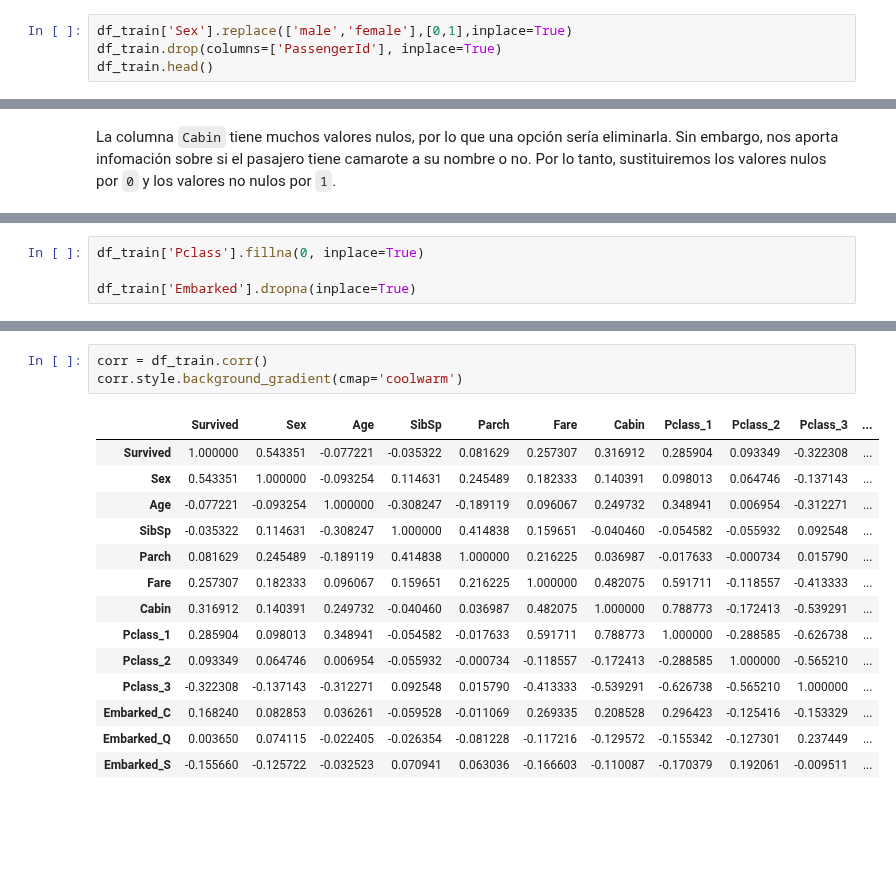
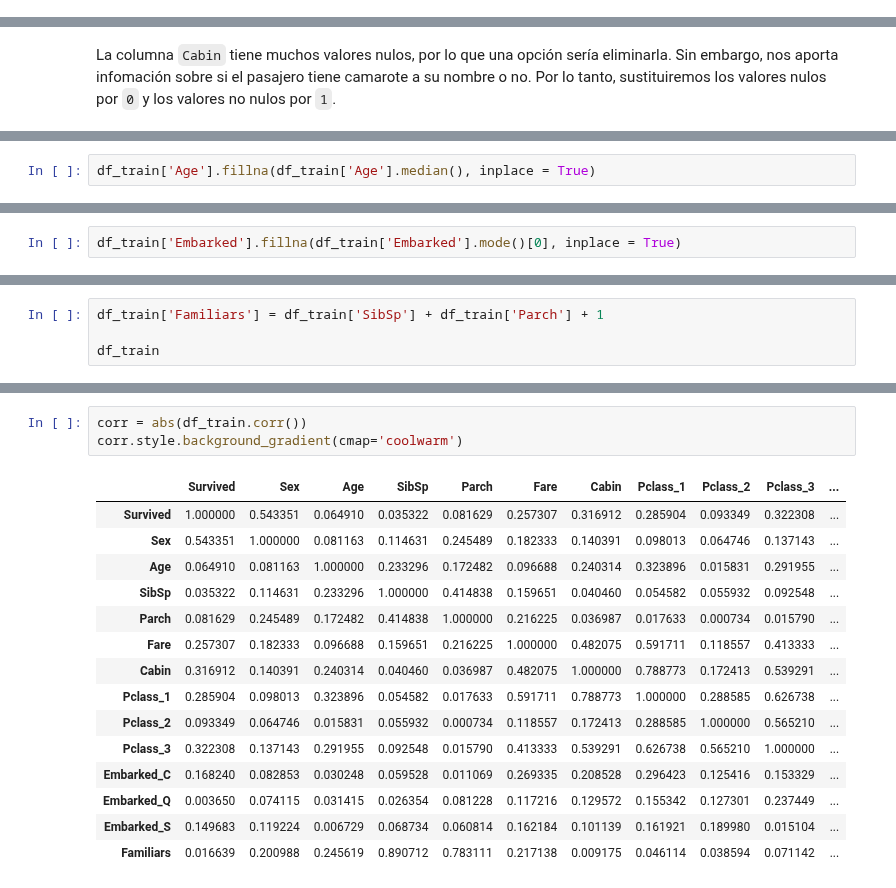
Before and after one commit to pimentel124/ia_2022, a Jupyter notebook: practica2/main.ipynb, the cells around one changed output, grey strips where cells are left out. Drawn from its saved outputs; the diff is of its cells as text; blank space fills up the shorter version.

```diff
--- a/practica2/main.ipynb
+++ b/practica2/main.ipynb
@@ -42,4 +41,0 @@ Convertirmos la columna ``Sex`` a numérica, ya que el modelo no puede trabajar
-# %%
-df_train['Sex'].replace(['male','female'],[0,1],inplace=True)
-df_train.drop(columns=['PassengerId'], inplace=True)
-df_train.head()
@@ -85,0 +72,2 @@ En el caso de la columna ``Embarked``, eliminaremos la fila puesto que habrá si
+# %%
+df_train['Age'].fillna(df_train['Age'].median(), inplace = True)
@@ -86,4 +76,2 @@ En el caso de la columna ``Embarked``, eliminaremos la fila puesto que habrá si
 # %%
-df_train['Pclass'].fillna(0, inplace=True)
-
-df_train['Embarked'].dropna(inplace=True)
+df_train['Embarked'].fillna(df_train['Embarked'].mode()[0], inplace = True)
@@ -109,0 +130,4 @@ df_train.head()
+# %%
+df_train['Familiars'] = df_train['SibSp'] + df_train['Parch'] + 1
+
+df_train
@@ -110,18 +148,19 @@ df_train.head()
 # %%
-corr = df_train.corr()
+corr = abs(df_train.corr())
 corr.style.background_gradient(cmap='coolwarm')
 # %% [output]
 |  | Survived | Sex | Age | SibSp | Parch | Fare | Cabin | Pclass_1 | Pclass_2 | Pclass_3 | ... |
-| Survived | 1.000000 | 0.543351 | -0.077221 | -0.035322 | 0.081629 | 0.257307 | 0.316912 | 0.285904 | 0.093349 | -0.322308 | ... |
-| Sex | 0.543351 | 1.000000 | -0.093254 | 0.114631 | 0.245489 | 0.182333 | 0.140391 | 0.098013 | 0.064746 | -0.137143 | ... |
-| Age | -0.077221 | -0.093254 | 1.000000 | -0.308247 | -0.189119 | 0.096067 | 0.249732 | 0.348941 | 0.006954 | -0.312271 | ... |
-| SibSp | -0.035322 | 0.114631 | -0.308247 | 1.000000 | 0.414838 | 0.159651 | -0.040460 | -0.054582 | -0.055932 | 0.092548 | ... |
-| Parch | 0.081629 | 0.245489 | -0.189119 | 0.414838 | 1.000000 | 0.216225 | 0.036987 | -0.017633 | -0.000734 | 0.015790 | ... |
-| Fare | 0.257307 | 0.182333 | 0.096067 | 0.159651 | 0.216225 | 1.000000 | 0.482075 | 0.591711 | -0.118557 | -0.413333 | ... |
-| Cabin | 0.316912 | 0.140391 | 0.249732 | -0.040460 | 0.036987 | 0.482075 | 1.000000 | 0.788773 | -0.172413 | -0.539291 | ... |
-| Pclass_1 | 0.285904 | 0.098013 | 0.348941 | -0.054582 | -0.017633 | 0.591711 | 0.788773 | 1.000000 | -0.288585 | -0.626738 | ... |
-| Pclass_2 | 0.093349 | 0.064746 | 0.006954 | -0.055932 | -0.000734 | -0.118557 | -0.172413 | -0.288585 | 1.000000 | -0.565210 | ... |
-| Pclass_3 | -0.322308 | -0.137143 | -0.312271 | 0.092548 | 0.015790 | -0.413333 | -0.539291 | -0.626738 | -0.565210 | 1.000000 | ... |
-| Embarked_C | 0.168240 | 0.082853 | 0.036261 | -0.059528 | -0.011069 | 0.269335 | 0.208528 | 0.296423 | -0.125416 | -0.153329 | ... |
-| Embarked_Q | 0.003650 | 0.074115 | -0.022405 | -0.026354 | -0.081228 | -0.117216 | -0.129572 | -0.155342 | -0.127301 | 0.237449 | ... |
-| Embarked_S | -0.155660 | -0.125722 | -0.032523 | 0.070941 | 0.063036 | -0.166603 | -0.110087 | -0.170379 | 0.192061 | -0.009511 | ... |
+| Survived | 1.000000 | 0.543351 | 0.064910 | 0.035322 | 0.081629 | 0.257307 | 0.316912 | 0.285904 | 0.093349 | 0.322308 | ... |
+| Sex | 0.543351 | 1.000000 | 0.081163 | 0.114631 | 0.245489 | 0.182333 | 0.140391 | 0.098013 | 0.064746 | 0.137143 | ... |
+| Age | 0.064910 | 0.081163 | 1.000000 | 0.233296 | 0.172482 | 0.096688 | 0.240314 | 0.323896 | 0.015831 | 0.291955 | ... |
+| SibSp | 0.035322 | 0.114631 | 0.233296 | 1.000000 | 0.414838 | 0.159651 | 0.040460 | 0.054582 | 0.055932 | 0.092548 | ... |
+| Parch | 0.081629 | 0.245489 | 0.172482 | 0.414838 | 1.000000 | 0.216225 | 0.036987 | 0.017633 | 0.000734 | 0.015790 | ... |
+| Fare | 0.257307 | 0.182333 | 0.096688 | 0.159651 | 0.216225 | 1.000000 | 0.482075 | 0.591711 | 0.118557 | 0.413333 | ... |
+| Cabin | 0.316912 | 0.140391 | 0.240314 | 0.040460 | 0.036987 | 0.482075 | 1.000000 | 0.788773 | 0.172413 | 0.539291 | ... |
+| Pclass_1 | 0.285904 | 0.098013 | 0.323896 | 0.054582 | 0.017633 | 0.591711 | 0.788773 | 1.000000 | 0.288585 | 0.626738 | ... |
+| Pclass_2 | 0.093349 | 0.064746 | 0.015831 | 0.055932 | 0.000734 | 0.118557 | 0.172413 | 0.288585 | 1.000000 | 0.565210 | ... |
+| Pclass_3 | 0.322308 | 0.137143 | 0.291955 | 0.092548 | 0.015790 | 0.413333 | 0.539291 | 0.626738 | 0.565210 | 1.000000 | ... |
+| Embarked_C | 0.168240 | 0.082853 | 0.030248 | 0.059528 | 0.011069 | 0.269335 | 0.208528 | 0.296423 | 0.125416 | 0.153329 | ... |
+| Embarked_Q | 0.003650 | 0.074115 | 0.031415 | 0.026354 | 0.081228 | 0.117216 | 0.129572 | 0.155342 | 0.127301 | 0.237449 | ... |
+| Embarked_S | 0.149683 | 0.119224 | 0.006729 | 0.068734 | 0.060814 | 0.162184 | 0.101139 | 0.161921 | 0.189980 | 0.015104 | ... |
+| Familiars | 0.016639 | 0.200988 | 0.245619 | 0.890712 | 0.783111 | 0.217138 | 0.009175 | 0.046114 | 0.038594 | 0.071142 | ... |
```
Also changed, not shown: parts of 23 cells of this notebook.
